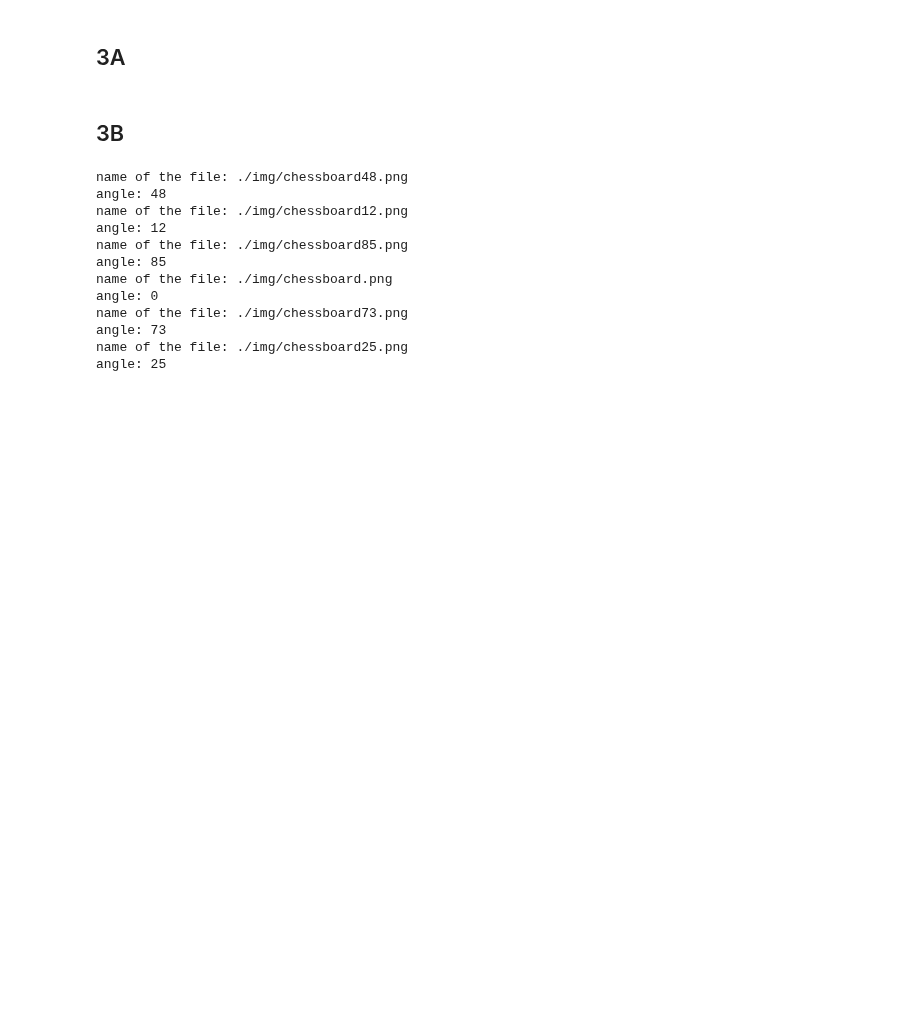
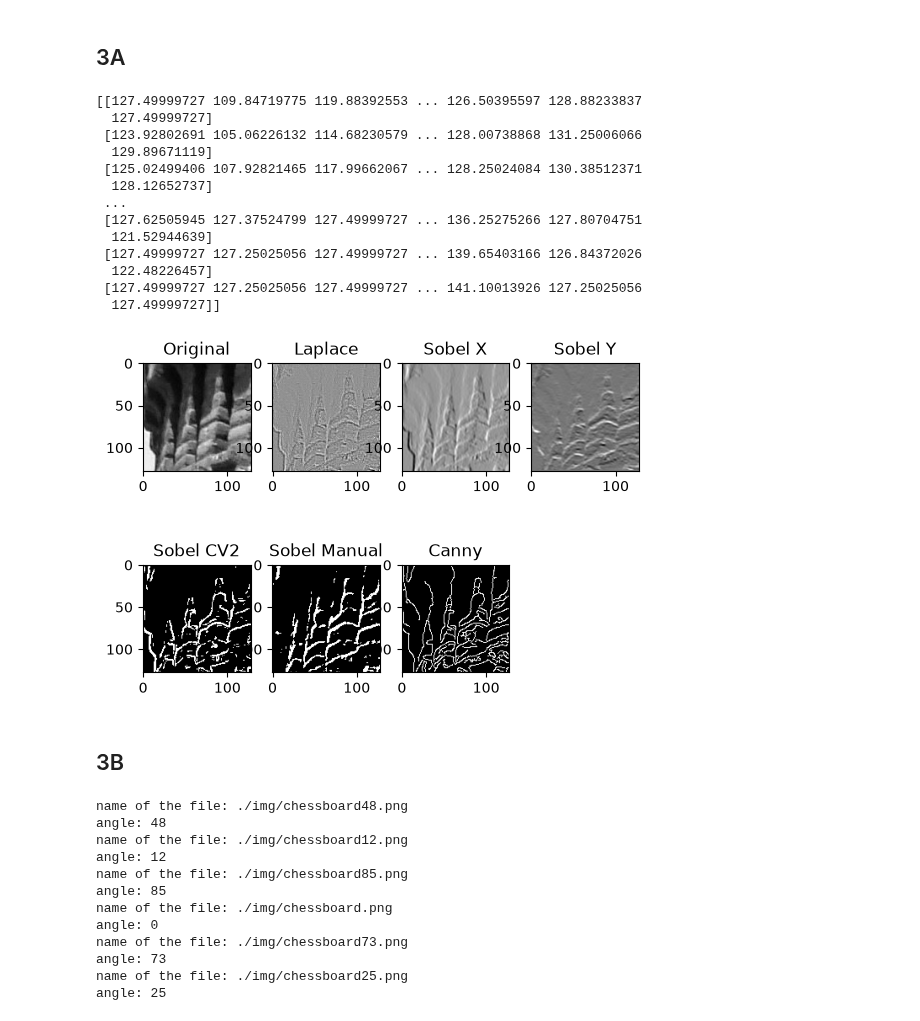
Before and after one commit to carolln/visao-26-2, a Jupyter notebook: tarefa-3/tarefa3.ipynb, the cells around one changed output. Saved outputs shown, nothing was run; the diff lists cells and outputs as text; code cells hidden in the pictures; blank space fills up the shorter version.

```diff
--- a/tarefa-3/tarefa3.ipynb
+++ b/tarefa-3/tarefa3.ipynb
@@ -8,3 +63,53 @@ import os
+# %%
+
+
+
+original_image = cv2.imread("img/patch02.jpg", cv2.IMREAD_GRAYSCALE)
+assert original_image is not None, "Image not found"
+
+img: list[cv2.typing.MatLike] = []
+for i in range(6):
+    img.append(original_image.copy())
+
+
+conf, figura = plt.subplots(2, 4)
+figura[0, 0].imshow(img[0], cmap='grey')
+figura[0, 0].set_title("Original")
+
+figura[0, 1].imshow(laplace(img[1]), cmap='grey')
+figura[0, 1].set_title("Laplace")
+
+figura[0, 2].imshow(sobel_x(img[2]),cmap='grey')
+figura[0, 2].set_title("Sobel X")
+
+figura[0, 3].imshow(sobel_y(img[3]), cmap='grey')
+figura[0, 3].set_title("Sobel Y")
+
+figura[1, 0].imshow(sobel_limiar_implemented(img[3], 70), cmap='grey')
+figura[1, 0].set_title("Sobel CV2")
+
+figura[1, 1].imshow(sobel_limiar(img[4], 133.5), cmap='grey')
+figura[1, 1].set_title("Sobel Manual")
+
+figura[1, 2].imshow(canny_detect(img[5], 30, 150), cmap='grey')
+figura[1, 2].set_title("Canny")
+
+figura[1, 3].set_visible(False)
+# %% [output]
+[[127.49999727 109.84719775 119.88392553 ... 126.50395597 128.88233837
+  127.49999727]
+ [123.92802691 105.06226132 114.68230579 ... 128.00738868 131.25006066
+  129.89671119]
+ [125.02499406 107.92821465 117.99662067 ... 128.25024084 130.38512371
+  128.12652737]
+ ...
+ [127.62505945 127.37524799 127.49999727 ... 136.25275266 127.80704751
+  121.52944639]
+ [127.49999727 127.25025056 127.49999727 ... 139.65403166 126.84372026
+  122.48226457]
+ [127.49999727 127.25025056 127.49999727 ... 141.10013926 127.25025056
+  127.49999727]]
+[figure, added]
 # %% [markdown]
 ## 3B
 # %%
```
Also changed, not shown: parts of 1 cell of this notebook.
